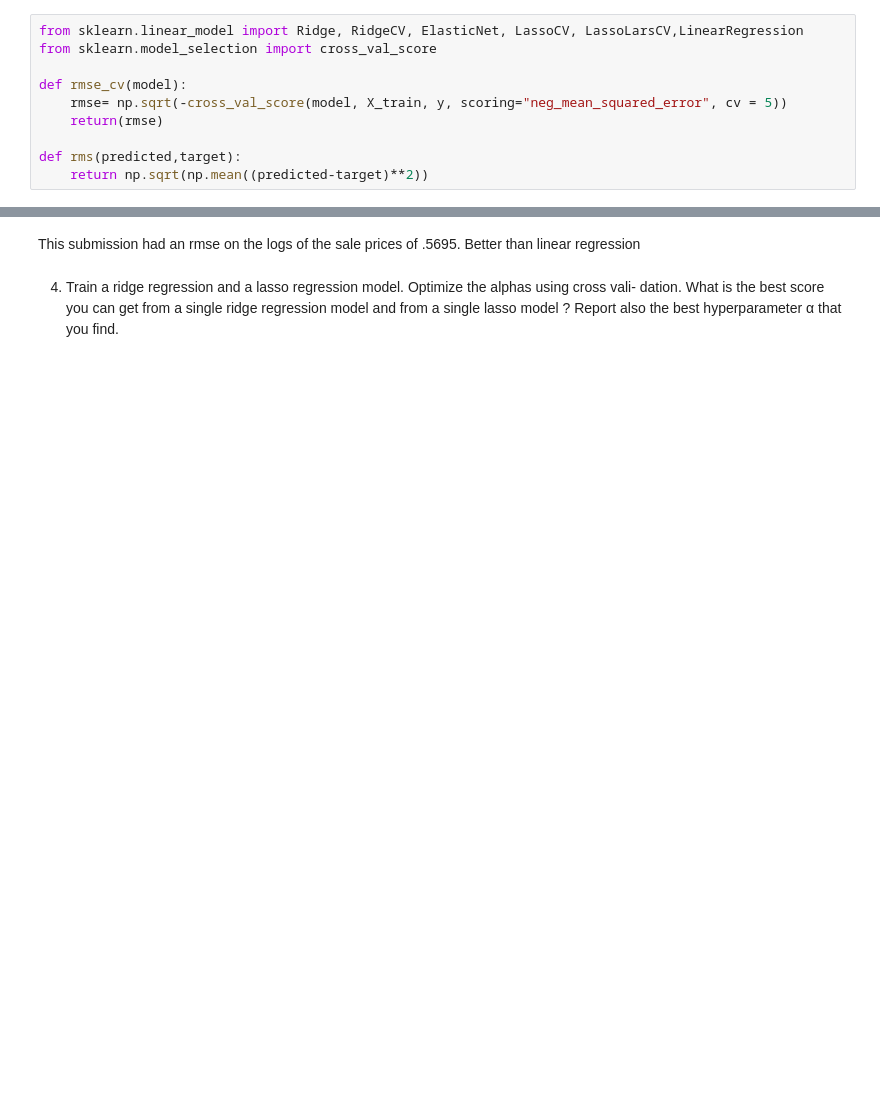
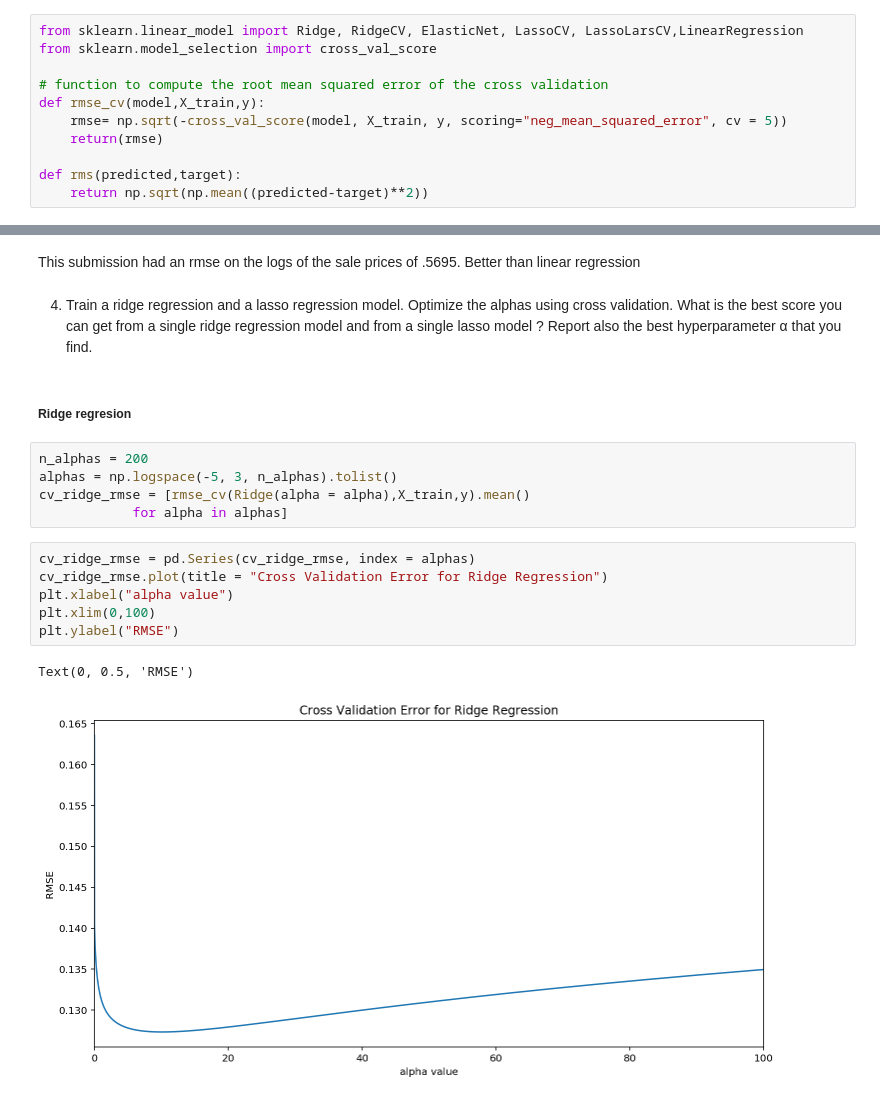
Before and after one commit to JavierPalomares90/scalable_ml_hw1, a Jupyter notebook: Hw1.ipynb, the cells around one changed output, grey strips where cells are left out. Drawn from its saved outputs; the diff is of its cells as text; blank space fills up the shorter version.

```diff
--- a/Hw1.ipynb
+++ b/Hw1.ipynb
@@ -287,7 +287,8 @@ First I'll train a linear regression without any regularization
 from sklearn.linear_model import Ridge, RidgeCV, ElasticNet, LassoCV, LassoLarsCV,LinearRegression
 from sklearn.model_selection import cross_val_score
 
-def rmse_cv(model):
+# function to compute the root mean squared error of the cross validation
+def rmse_cv(model,X_train,y):
     rmse= np.sqrt(-cross_val_score(model, X_train, y, scoring="neg_mean_squared_error", cv = 5))
     return(rmse)
 
@@ -364,6 +365,21 @@ print_predictions("ridge_prediction_alpha1.csv",'Id,SalePrice\n',ids,y_pred_exp)
 # %% [markdown]
 This submission had an rmse on the logs of the sale prices of .5695. Better than linear regression
 # %% [markdown]
-4. Train a ridge regression and a lasso regression model. Optimize the alphas using cross vali-
-dation. What is the best score you can get from a single ridge regression model and from a
+4. Train a ridge regression and a lasso regression model. Optimize the alphas using cross validation. What is the best score you can get from a single ridge regression model and from a
 single lasso model ? Report also the best hyperparameter α that you find.
+# %% [markdown]
+##### Ridge regresion
+# %%
+n_alphas = 200
+alphas = np.logspace(-5, 3, n_alphas).tolist()
+cv_ridge_rmse = [rmse_cv(Ridge(alpha = alpha),X_train,y).mean()
+            for alpha in alphas]
+# %%
+cv_ridge_rmse = pd.Series(cv_ridge_rmse, index = alphas)
+cv_ridge_rmse.plot(title = "Cross Validation Error for Ridge Regression")
+plt.xlabel("alpha value")
+plt.xlim(0,100)
+plt.ylabel("RMSE")
+# %% [output]
+Text(0, 0.5, 'RMSE')
+[figure, added]
```
Also changed, not shown: parts of 7 cells of this notebook, 2 other files.
